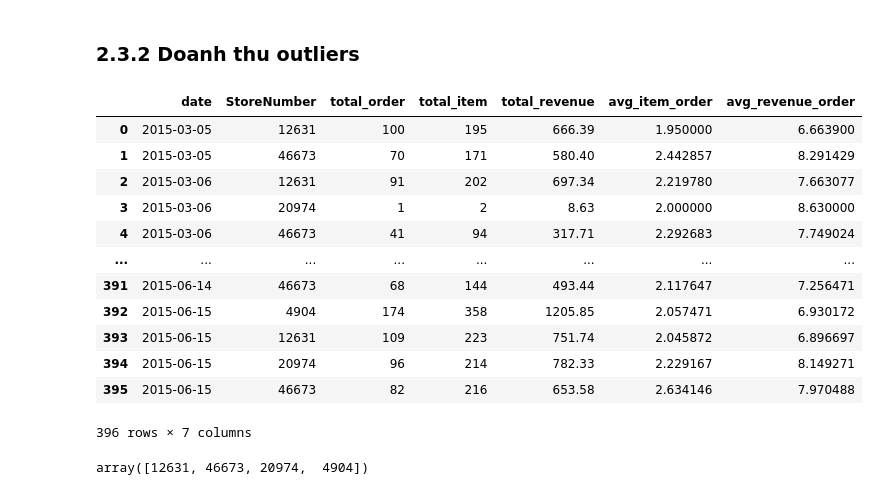
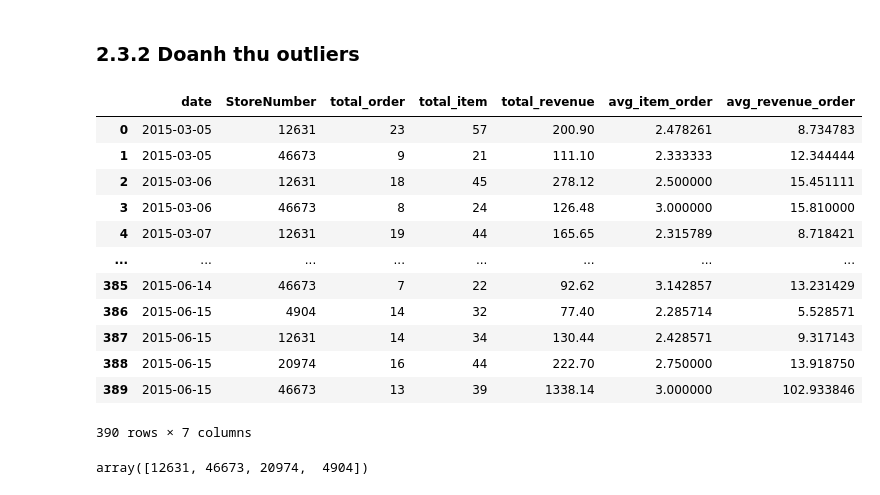
Before and after one commit to isharedigital/finalproject_data-science, a Jupyter notebook: notebooks/final/analysis/01_revenue_analysis.ipynb, the cells around one changed output. Drawn from its saved outputs; the diff is of its cells as text; code cells hidden in the pictures.

```diff
--- a/notebooks/final/analysis/01_revenue_analysis.ipynb
+++ b/notebooks/final/analysis/01_revenue_analysis.ipynb
@@ -383,29 +383,29 @@ plt.show()
 # %% [markdown]
 ### 2.3.2 Doanh thu outliers
 # %%
-group_by_day_store_outliers = non_outliers_quantity.groupby(['date', 'StoreNumber']).agg(
+group_by_day_store_outliers = outliers_quantity.groupby(['date', 'StoreNumber']).agg(
   total_order=('MD5KEY_ORDERSALE', 'nunique'),
   total_item=('Quantity', 'sum'),
   total_revenue=('SalesAmount', 'sum')).reset_index()
 
 group_by_day_store_outliers['avg_item_order'] = group_by_day_store_outliers['total_item'] / group_by_day_store_outliers['total_order']
 group_by_day_store_outliers['avg_revenue_order'] = group_by_day_store_outliers['total_revenue'] / group_by_day_store_outliers['total_order']
 
 group_by_day_store_outliers
 # %% [output]
 |  | date | StoreNumber | total_order | total_item | total_revenue | avg_item_order | avg_revenue_order |
-| 0 | 2015-03-05 | 12631 | 100 | 195 | 666.39 | 1.950000 | 6.663900 |
-| 1 | 2015-03-05 | 46673 | 70 | 171 | 580.40 | 2.442857 | 8.291429 |
-| 2 | 2015-03-06 | 12631 | 91 | 202 | 697.34 | 2.219780 | 7.663077 |
-| 3 | 2015-03-06 | 20974 | 1 | 2 | 8.63 | 2.000000 | 8.630000 |
-| 4 | 2015-03-06 | 46673 | 41 | 94 | 317.71 | 2.292683 | 7.749024 |
+| 0 | 2015-03-05 | 12631 | 23 | 57 | 200.90 | 2.478261 | 8.734783 |
+| 1 | 2015-03-05 | 46673 | 9 | 21 | 111.10 | 2.333333 | 12.344444 |
+| 2 | 2015-03-06 | 12631 | 18 | 45 | 278.12 | 2.500000 | 15.451111 |
+| 3 | 2015-03-06 | 46673 | 8 | 24 | 126.48 | 3.000000 | 15.810000 |
+| 4 | 2015-03-07 | 12631 | 19 | 44 | 165.65 | 2.315789 | 8.718421 |
 | ... | ... | ... | ... | ... | ... | ... | ... |
-| 391 | 2015-06-14 | 46673 | 68 | 144 | 493.44 | 2.117647 | 7.256471 |
-| 392 | 2015-06-15 | 4904 | 174 | 358 | 1205.85 | 2.057471 | 6.930172 |
-| 393 | 2015-06-15 | 12631 | 109 | 223 | 751.74 | 2.045872 | 6.896697 |
-| 394 | 2015-06-15 | 20974 | 96 | 214 | 782.33 | 2.229167 | 8.149271 |
-| 395 | 2015-06-15 | 46673 | 82 | 216 | 653.58 | 2.634146 | 7.970488 |
+| 385 | 2015-06-14 | 46673 | 7 | 22 | 92.62 | 3.142857 | 13.231429 |
+| 386 | 2015-06-15 | 4904 | 14 | 32 | 77.40 | 2.285714 | 5.528571 |
+| 387 | 2015-06-15 | 12631 | 14 | 34 | 130.44 | 2.428571 | 9.317143 |
+| 388 | 2015-06-15 | 20974 | 16 | 44 | 222.70 | 2.750000 | 13.918750 |
+| 389 | 2015-06-15 | 46673 | 13 | 39 | 1338.14 | 3.000000 | 102.933846 |
-396 rows × 7 columns
+390 rows × 7 columns
 # %%
 store_number_outliers = group_by_day_store['StoreNumber'].unique()
 store_number_outliers
```
Also changed, not shown: parts of 2 cells of this notebook.
